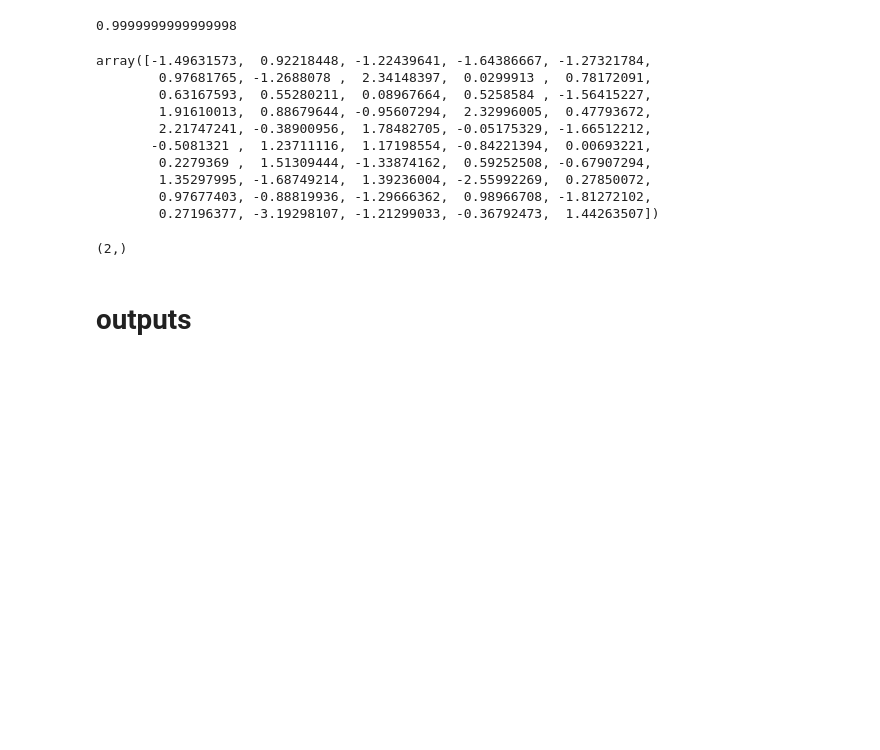
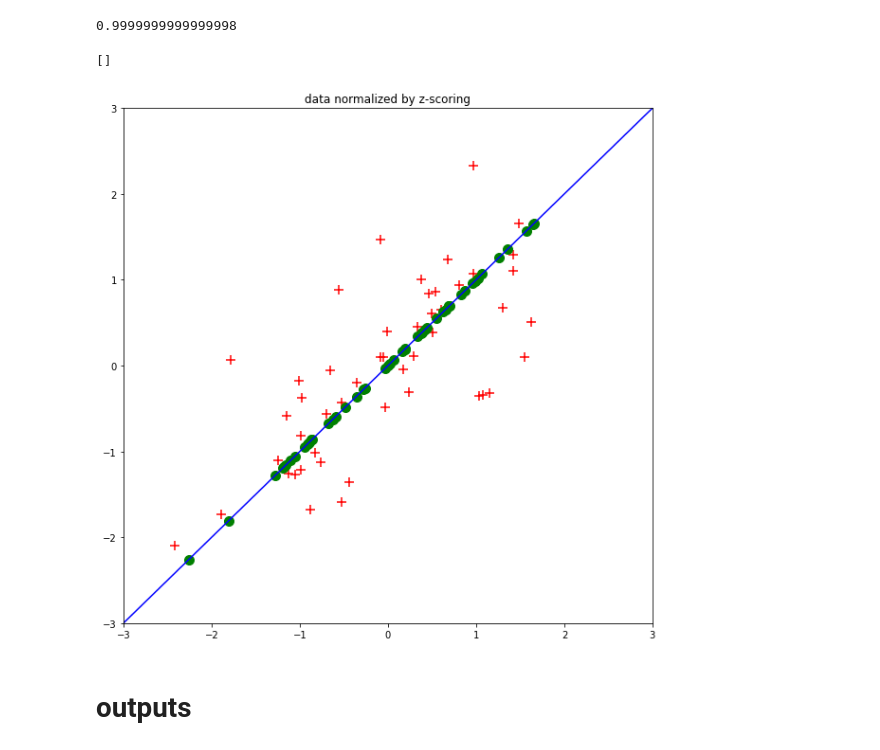
Before and after one commit to ehehehe95/Implementing-Basic-ML-techniques, a Jupyter notebook: 8/assignment-08.ipynb, the cells around one changed output. Saved outputs shown, nothing was run; the diff lists cells and outputs as text; code cells hidden in the pictures; blank space fills up the shorter version.

Commit message:
Plotted the project of the normalized data points onto the first principal axis

```diff
--- a/8/assignment-08.ipynb
+++ b/8/assignment-08.ipynb
@@ -104,22 +104,20 @@ def compute_projection(point, axis):
 # %%
 z=np.concatenate((xn.reshape(-1,1),yn.reshape(-1,1)),axis=1)
 # %%
-compute_projection(z,first)
+projected_first = compute_projection(z,first)
-# %% [output]
-array([-1.49631573,  0.92218448, -1.22439641, -1.64386667, -1.27321784,
-        0.97681765, -1.2688078 ,  2.34148397,  0.0299913 ,  0.78172091,
-        0.63167593,  0.55280211,  0.08967664,  0.5258584 , -1.56415227,
-        1.91610013,  0.88679644, -0.95607294,  2.32996005,  0.47793672,
-        2.21747241, -0.38900956,  1.78482705, -0.05175329, -1.66512212,
-       -0.5081321 ,  1.23711116,  1.17198554, -0.84221394,  0.00693221,
-        0.2279369 ,  1.51309444, -1.33874162,  0.59252508, -0.67907294,
-        1.35297995, -1.68749214,  1.39236004, -2.55992269,  0.27850072,
-        0.97677403, -0.88819936, -1.29666362,  0.98966708, -1.81272102,
-        0.27196377, -3.19298107, -1.21299033, -0.36792473,  1.44263507])
-# %%
-first.shape
-# %% [output]
-(2,)
+# %%
+
+plt.figure(1,figsize=(10,10))
+plt.xlim((-3,3))
+plt.ylim((-3,3))
+plt.scatter(xn,yn,c="red",marker="+",s=100)
+plt.plot(x_axis,x_axis*principle_axis[0,0]/principle_axis[1,0],c="blue")
+plt.scatter(projected_first[:,0],projected_first[:,1],c="green",s=100)
+plt.title("data normalized by z-scoring")
+plt.plot()
+# %% [output]
+[]
+[figure, added]
 # %% [markdown]
 # outputs
 # %% [markdown]
```
